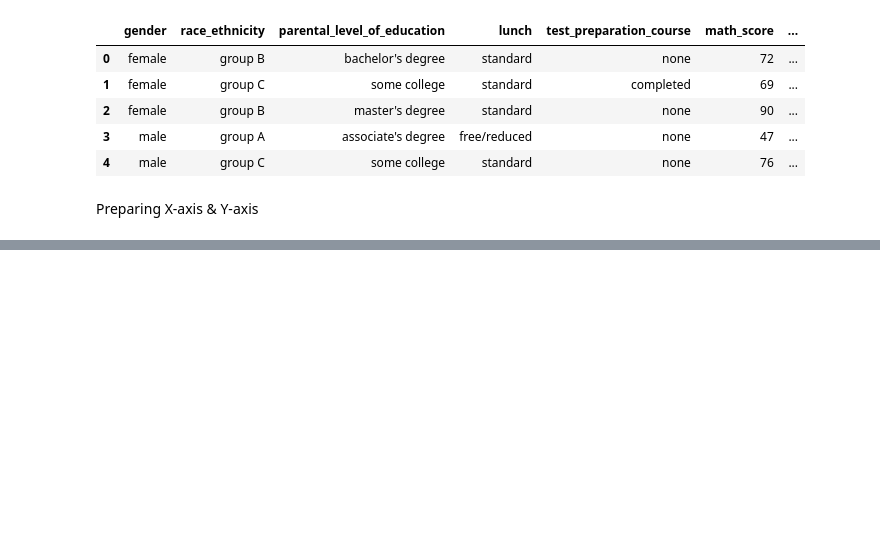
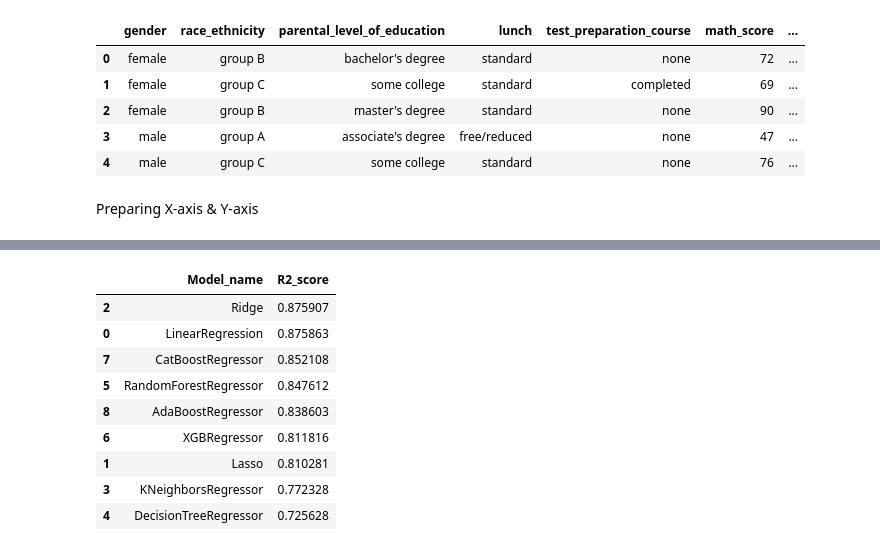
Before and after one commit to nocturnal-deviant/ML_project, a Jupyter notebook: notebook/Model_training.ipynb, the cells around one changed output, grey strips where cells are left out. Cells and saved outputs as stored; diff of their text form; code cells hidden in the pictures; blank space fills up the shorter version.

```diff
--- a/notebook/Model_training.ipynb
+++ b/notebook/Model_training.ipynb
@@ -40,0 +102,10 @@ y=df['math_score']
+# %%
+from sklearn.model_selection import train_test_split
+xtrain,xtest,ytrain,ytest=train_test_split(x,y,test_size=0.3,random_state=42)
+# %%
+def evaluate_model(true,predicted):
+    mae=mean_absolute_error(true,predicted)
+    mse=mean_squared_error(true,predicted)
+    rmse=np.sqrt(mean_squared_error(true,predicted))
+    r2_sqr=r2_score(true,predicted)
+    return mae,rmse,r2_sqr
@@ -40,0 +127,32 @@ y=df['math_score']
+# %%
+
+for i in range(len(list(models))):
+    model=list(models.values())[i]
+    model.fit(xtrain,ytrain)
+
+    #make Predictions
+    ytrain_pred=model.predict(xtrain)
+    ytest_pred=model.predict(xtest)
+
+    #evaluate the model
+    model_train_mae , model_train_rmse, model_train_r2 = evaluate_model(ytrain, ytrain_pred)
+    model_test_mae , model_test_rmse, model_test_r2 = evaluate_model(ytest, ytest_pred)
+
+    print(list(models.keys())[i])
+    model_list.append(list(models.keys())[i])
+
+    print('Model performance for Training set')
+    print("- Root Mean Squared Error: {:.4f}".format(model_train_rmse))
+    print("- Mean Absolute Error: {:.4f}".format(model_train_mae))
+    print("- R2 Score: {:.4f}".format(model_train_r2))
+
+    print('----------------------------------')
+
+    print('Model performance for Test set')
+    print("- Root Mean Squared Error: {:.4f}".format(model_test_rmse))
+    print("- Mean Absolute Error: {:.4f}".format(model_test_mae))
+    print("- R2 Score: {:.4f}".format(model_test_r2))
+    r2_list.append(model_test_r2)
+
+    print('='*35)
+    print('\n')
@@ -40,0 +177,14 @@ y=df['math_score']
+# %%
+# pd.DataFrame(list(zip(model_list,r2_list)),columns=['Model_name','R2_score']).sort_values(by=["R2_Score"],ascending=False)
+pd.DataFrame(list(zip(model_list, r2_list)), columns=['Model_name', 'R2_score']).sort_values(by=["R2_score"], ascending=False)
+# %% [output]
+|  | Model_name | R2_score |
+| 2 | Ridge | 0.875907 |
+| 0 | LinearRegression | 0.875863 |
+| 7 | CatBoostRegressor | 0.852108 |
+| 5 | RandomForestRegressor | 0.847612 |
+| 8 | AdaBoostRegressor | 0.838603 |
+| 6 | XGBRegressor | 0.811816 |
+| 1 | Lasso | 0.810281 |
+| 3 | KNeighborsRegressor | 0.772328 |
+| 4 | DecisionTreeRegressor | 0.725628 |
```
Also changed, not shown: parts of 18 cells of this notebook, 5 other files.
